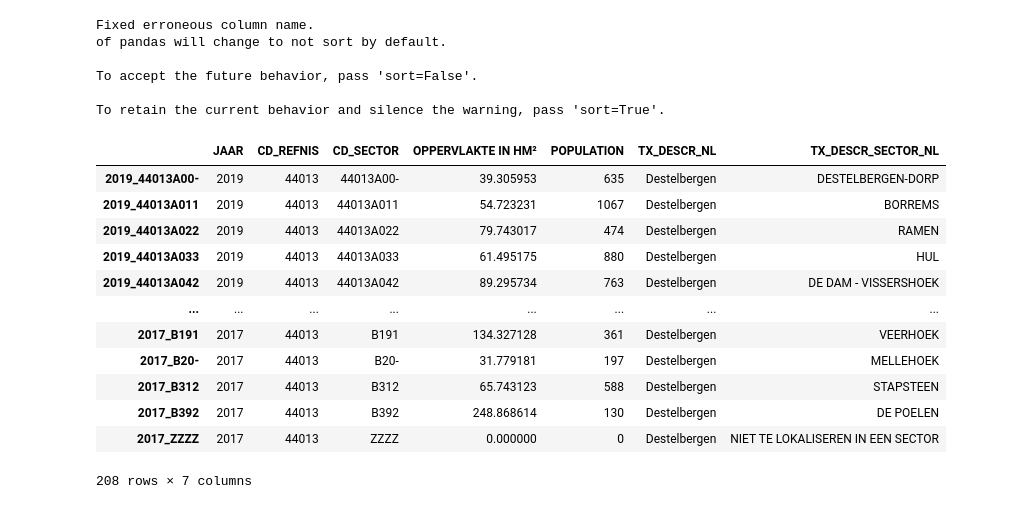
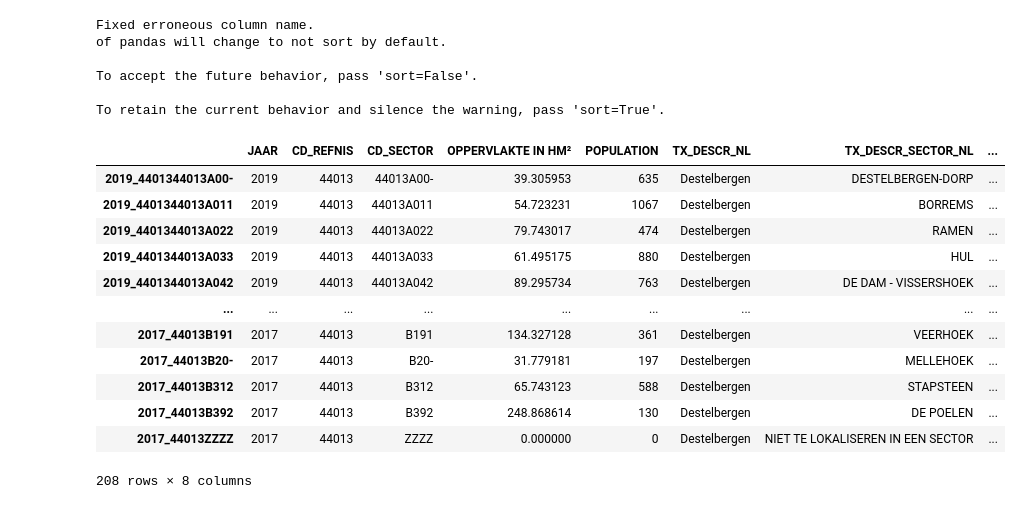
Before and after one commit to RoelPi/SECT_POP, a Jupyter notebook: sandbox.ipynb, the cells around one changed output. Cells and saved outputs as stored; diff of their text form; code cells hidden in the pictures.

```diff
--- a/sandbox.ipynb
+++ b/sandbox.ipynb
@@ -43,20 +44,20 @@ df = df[df['TX_DESCR_NL'] == 'Destelbergen']
 df = df[['JAAR','CD_REFNIS','CD_SECTOR','OPPERVLAKTE IN HM²','POPULATION','TX_DESCR_NL','TX_DESCR_SECTOR_NL']]
 df['CD_REFNIS_SECTOR'] = df['CD_REFNIS'].map(str) + df['CD_SECTOR'].map(str)
 # %%
-df.set_index(df['JAAR'].map(str) + '_' + df['CD_SECTOR'].map(str))
+df.set_index(df['JAAR'].map(str) + '_' + df['CD_REFNIS_SECTOR'].map(str))
 # %% [output]
-|  | JAAR | CD_REFNIS | CD_SECTOR | OPPERVLAKTE IN HM² | POPULATION | TX_DESCR_NL | TX_DESCR_SECTOR_NL |
-| 2019_44013A00- | 2019 | 44013 | 44013A00- | 39.305953 | 635 | Destelbergen | DESTELBERGEN-DORP |
-| 2019_44013A011 | 2019 | 44013 | 44013A011 | 54.723231 | 1067 | Destelbergen | BORREMS |
-| 2019_44013A022 | 2019 | 44013 | 44013A022 | 79.743017 | 474 | Destelbergen | RAMEN |
-| 2019_44013A033 | 2019 | 44013 | 44013A033 | 61.495175 | 880 | Destelbergen | HUL |
-| 2019_44013A042 | 2019 | 44013 | 44013A042 | 89.295734 | 763 | Destelbergen | DE DAM - VISSERSHOEK |
-| ... | ... | ... | ... | ... | ... | ... | ... |
-| 2017_B191 | 2017 | 44013 | B191 | 134.327128 | 361 | Destelbergen | VEERHOEK |
-| 2017_B20- | 2017 | 44013 | B20- | 31.779181 | 197 | Destelbergen | MELLEHOEK |
-| 2017_B312 | 2017 | 44013 | B312 | 65.743123 | 588 | Destelbergen | STAPSTEEN |
-| 2017_B392 | 2017 | 44013 | B392 | 248.868614 | 130 | Destelbergen | DE POELEN |
-| 2017_ZZZZ | 2017 | 44013 | ZZZZ | 0.000000 | 0 | Destelbergen | NIET TE LOKALISEREN IN EEN SECTOR |
+|  | JAAR | CD_REFNIS | CD_SECTOR | OPPERVLAKTE IN HM² | POPULATION | TX_DESCR_NL | TX_DESCR_SECTOR_NL | ... |
+| 2019_4401344013A00- | 2019 | 44013 | 44013A00- | 39.305953 | 635 | Destelbergen | DESTELBERGEN-DORP | ... |
+| 2019_4401344013A011 | 2019 | 44013 | 44013A011 | 54.723231 | 1067 | Destelbergen | BORREMS | ... |
+| 2019_4401344013A022 | 2019 | 44013 | 44013A022 | 79.743017 | 474 | Destelbergen | RAMEN | ... |
+| 2019_4401344013A033 | 2019 | 44013 | 44013A033 | 61.495175 | 880 | Destelbergen | HUL | ... |
+| 2019_4401344013A042 | 2019 | 44013 | 44013A042 | 89.295734 | 763 | Destelbergen | DE DAM - VISSERSHOEK | ... |
+| ... | ... | ... | ... | ... | ... | ... | ... | ... |
+| 2017_44013B191 | 2017 | 44013 | B191 | 134.327128 | 361 | Destelbergen | VEERHOEK | ... |
+| 2017_44013B20- | 2017 | 44013 | B20- | 31.779181 | 197 | Destelbergen | MELLEHOEK | ... |
+| 2017_44013B312 | 2017 | 44013 | B312 | 65.743123 | 588 | Destelbergen | STAPSTEEN | ... |
+| 2017_44013B392 | 2017 | 44013 | B392 | 248.868614 | 130 | Destelbergen | DE POELEN | ... |
+| 2017_44013ZZZZ | 2017 | 44013 | ZZZZ | 0.000000 | 0 | Destelbergen | NIET TE LOKALISEREN IN EEN SECTOR | ... |
-208 rows × 7 columns
+208 rows × 8 columns
 # %%
 tax = tax[['CD_YEAR','CD_REFNIS_SECTOR','MS_NBR_NON_ZERO_INC','MS_TOT_NET_TAXABLE_INC','MS_AVG_TOT_NET_TAXABLE_INC','MS_MEDIAN_NET_TAXABLE_INC','MS_INT_QUART_DIFF','MS_INT_QUART_COEFF','MS_INT_QUART_ASSYM']]
```
Also changed, not shown: parts of 5 cells of this notebook.
